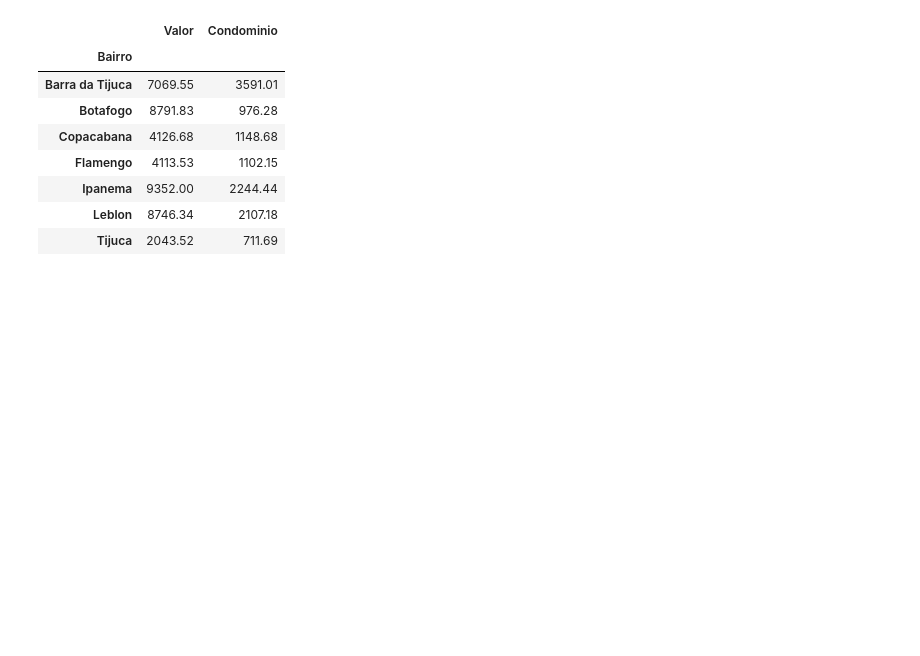
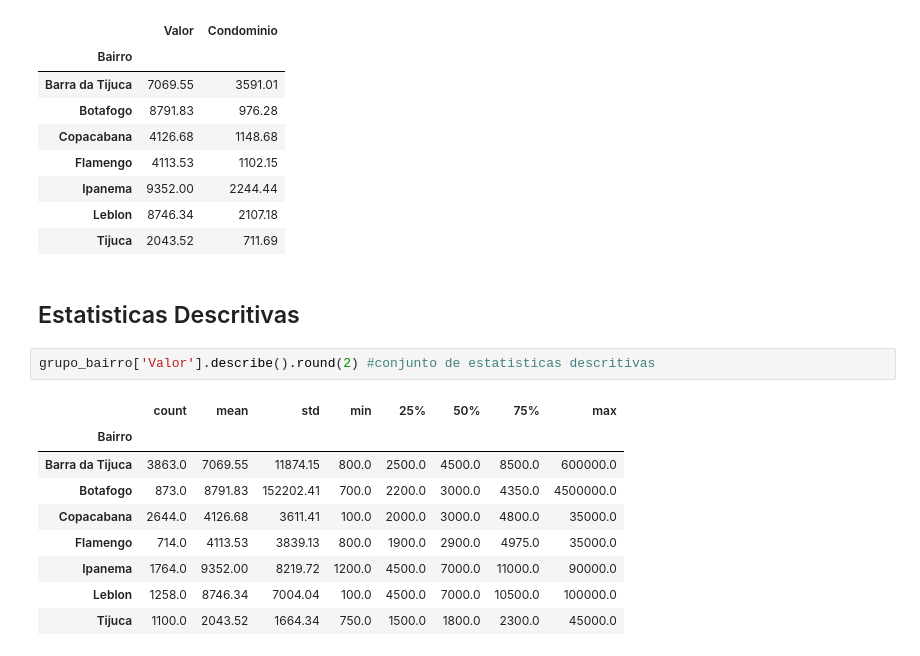
Before and after one commit to cglima/alura-python-pandas-tratando-e-analisando-dados, a Jupyter notebook: notebook/criando-agrupamentos.ipynb, the cells around one changed output. Drawn from its saved outputs; the diff is of its cells as text; blank space fills up the shorter version.

Commit message:
selecionando as estatísticas descritivas

```diff
--- a/notebook/criando-agrupamentos.ipynb
+++ b/notebook/criando-agrupamentos.ipynb
@@ -74,3 +74,17 @@ grupo_bairro[['Valor', 'Condominio']].mean().round(2)
 | Ipanema | 9352.00 | 2244.44 |
 | Leblon | 8746.34 | 2107.18 |
 | Tijuca | 2043.52 | 711.69 |
+# %% [markdown]
+## Estatisticas Descritivas
+# %%
+grupo_bairro['Valor'].describe().round(2) #conjunto de estatisticas descritivas
+# %% [output]
+|  | count | mean | std | min | 25% | 50% | 75% | max |
+| Bairro |  |  |  |  |  |  |  |  |
+| Barra da Tijuca | 3863.0 | 7069.55 | 11874.15 | 800.0 | 2500.0 | 4500.0 | 8500.0 | 600000.0 |
+| Botafogo | 873.0 | 8791.83 | 152202.41 | 700.0 | 2200.0 | 3000.0 | 4350.0 | 4500000.0 |
+| Copacabana | 2644.0 | 4126.68 | 3611.41 | 100.0 | 2000.0 | 3000.0 | 4800.0 | 35000.0 |
+| Flamengo | 714.0 | 4113.53 | 3839.13 | 800.0 | 1900.0 | 2900.0 | 4975.0 | 35000.0 |
+| Ipanema | 1764.0 | 9352.00 | 8219.72 | 1200.0 | 4500.0 | 7000.0 | 11000.0 | 90000.0 |
+| Leblon | 1258.0 | 8746.34 | 7004.04 | 100.0 | 4500.0 | 7000.0 | 10500.0 | 100000.0 |
+| Tijuca | 1100.0 | 2043.52 | 1664.34 | 750.0 | 1500.0 | 1800.0 | 2300.0 | 45000.0 |
```
Also changed, not shown: parts of 5 cells of this notebook.
